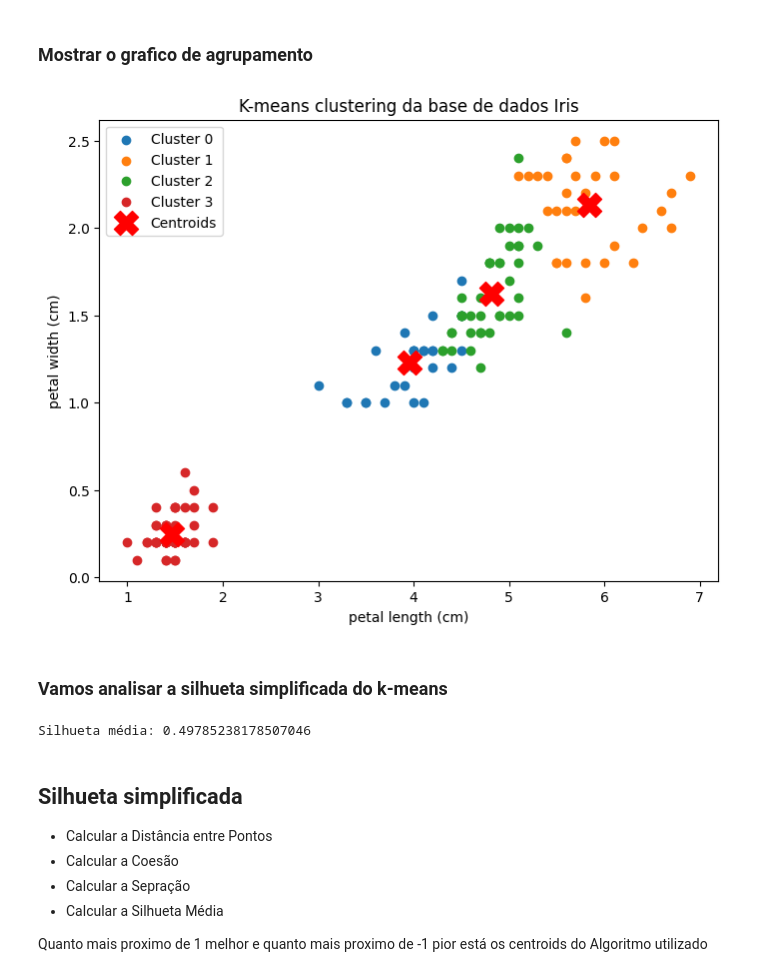
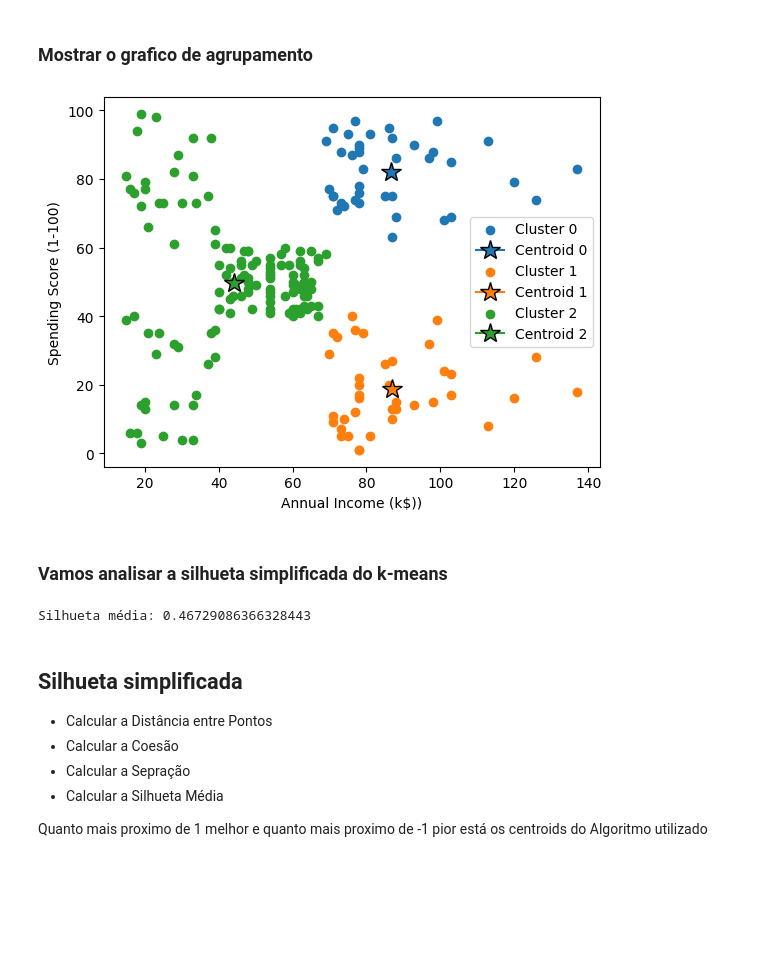
Before and after one commit to higorEtica/Exercico-4, a Jupyter notebook: Exercicio-4.ipynb, the cells around one changed output. Cells and saved outputs as stored; diff of their text form; code cells hidden in the pictures; blank space fills up the shorter version.

````diff
--- a/Exercicio-4.ipynb
+++ b/Exercicio-4.ipynb
@@ -36,0 +40,2 @@ False
+# %%
+df_novo = df_clean.drop(columns=['CustomerID'])
@@ -36,0 +62,4 @@ False
+# %%
+df_novo['Genre'] = df_novo['Genre'].map({'Male':0,'Female':1})
+# %%
+annualIcomeWithScore = df_novo[['Annual Income (k$)','Spending Score (1-100)']]
@@ -61,38 +111,20 @@ False
 6. Para executar o modelX você chama o seguinte codigo
    ```(clustersX, data_with_clustersX) = modelX.fit(x)```
 # %%
-modelX = km(max_iter = 600, tolerance = 0.5, clusters = K, run = 600,distance_metric='euclidean')
-(clustersX, data_with_clustersX) = modelX.fit(df)
+modelX = km(max_iter = 500, tolerance = 0.1, clusters = K, run = 100,distance_metric='euclidean')
+(clustersX, data_with_clustersX) = modelX.fit(annualIcomeWithScore)
 # %% [markdown]
 ### Mostrar o grafico de agrupamento
 # %%
-x_index = 2  # Comprimento da pétala
-y_index = 3  # Largura da pétala
-
-plt.figure(figsize=(8, 6))
-
-xxx = np.unique(data_with_clustersX[:,4])
-
-# Criar um scatter plot com as cores dos clusters
-for cluster in range(len(xxx)):
-    plt.scatter(df[data_with_clustersX[:,4] == cluster, x_index],
-                df[data_with_clustersX[:,4] == cluster, y_index],
-                label=f'Cluster {cluster}')
-
-# Plotar os centroids
-plt.scatter(clustersX[:, x_index],
-            clustersX[:, y_index],
-            s=300, c='red', marker='X', label='Centroids')
-
-# Adicionar título e legendas
-plt.title('K-means clustering da base de dados Iris')
-plt.xlabel(iris.feature_names[x_index])
-plt.ylabel(iris.feature_names[y_index])
-plt.legend()
-
-# Mostrar o gráfico
-plt.show()
+plt.close()
+for i, cluster_mean_age in enumerate(clustersX):
+    data_cluster_i = data_with_clustersX[ data_with_clustersX[:, -1] == i ]
+    plt.scatter(data_cluster_i[:, 0], data_cluster_i[:, 1], label = 'Cluster ' + str(i))
+    plt.plot(cluster_mean_age[0], cluster_mean_age[1], label = 'Centroid ' + str(i), marker='*', markersize=15, markeredgecolor="k", markeredgewidth=1)
+    plt.xlabel('Annual Income (k$))')
+    plt.ylabel('Spending Score (1-100)')
+    plt.legend()
 # %% [output]
-[figure, old version]
+[figure, new version]
 # %% [markdown]
 ### Vamos analisar a silhueta simplificada do k-means
@@ -99,9 +133,9 @@ plt.show()
 # %%
 
-silhouette_avg = neS.silhouette_score(df, data_with_clustersX[:,4])
+silhouette_avg = neS.silhouette_score(df, data_with_clustersX[:,2])
 print(f'Silhueta média: {silhouette_avg}')
 # %% [output]
-Silhueta média: 0.49785238178507046
+Silhueta média: 0.46729086366328443
 # %% [markdown]
 ## Silhueta simplificada
 - Calcular a Distância entre Pontos
````
Also changed, not shown: parts of 27 cells of this notebook, 1 other file.
